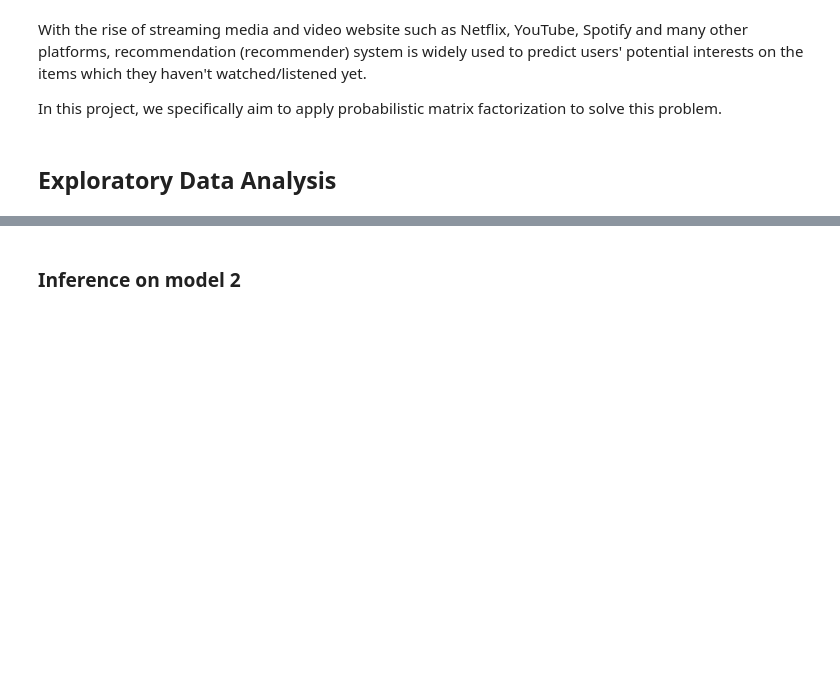
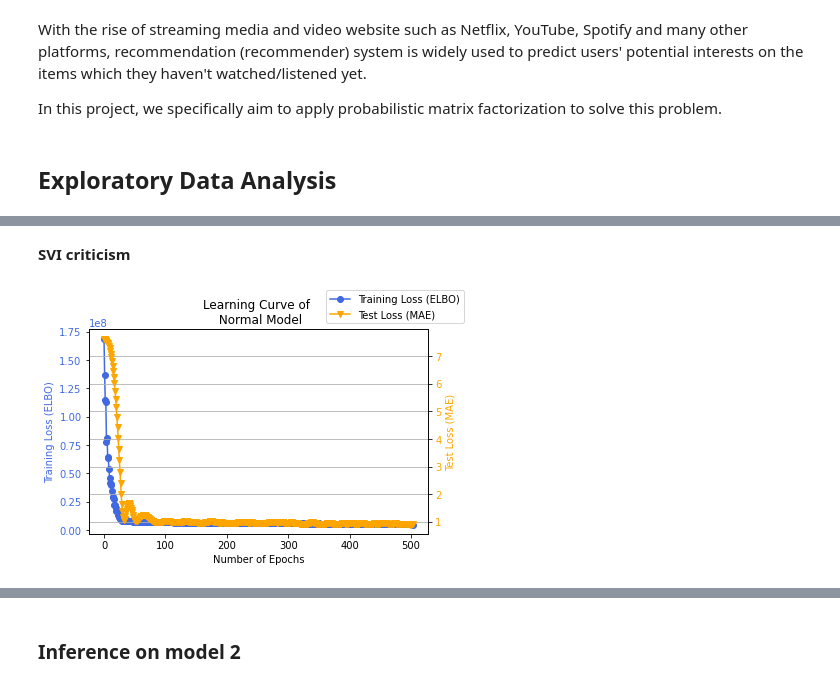
Before and after one commit to wq1701/mlpp_final, a Jupyter notebook: final-project/final-notebook.ipynb, the cells around one changed output, grey strips where cells are left out. Saved outputs shown, nothing was run; the diff lists cells and outputs as text; code cells hidden in the pictures; blank space fills up the shorter version.

```diff
--- a/final-project/final-notebook.ipynb
+++ b/final-project/final-notebook.ipynb
@@ -46,0 +78,2 @@ where $I_{ij}=1$ if user i had rated anime j and 0 otherwise.
+# %%
+loss_list, mae_list = run_GaussianMF(anime_matrix_train, anime_data_test, k = k, method = "svi", mae_tol = 0.02)
@@ -46,0 +85,6 @@ where $I_{ij}=1$ if user i had rated anime j and 0 otherwise.
+# %% [markdown]
+**SVI criticism**
+# %%
+learning_curve_plot(loss_list, mae_list)
+# %% [output]
+[figure, added]
```
Also changed, not shown: parts of 19 cells of this notebook.
